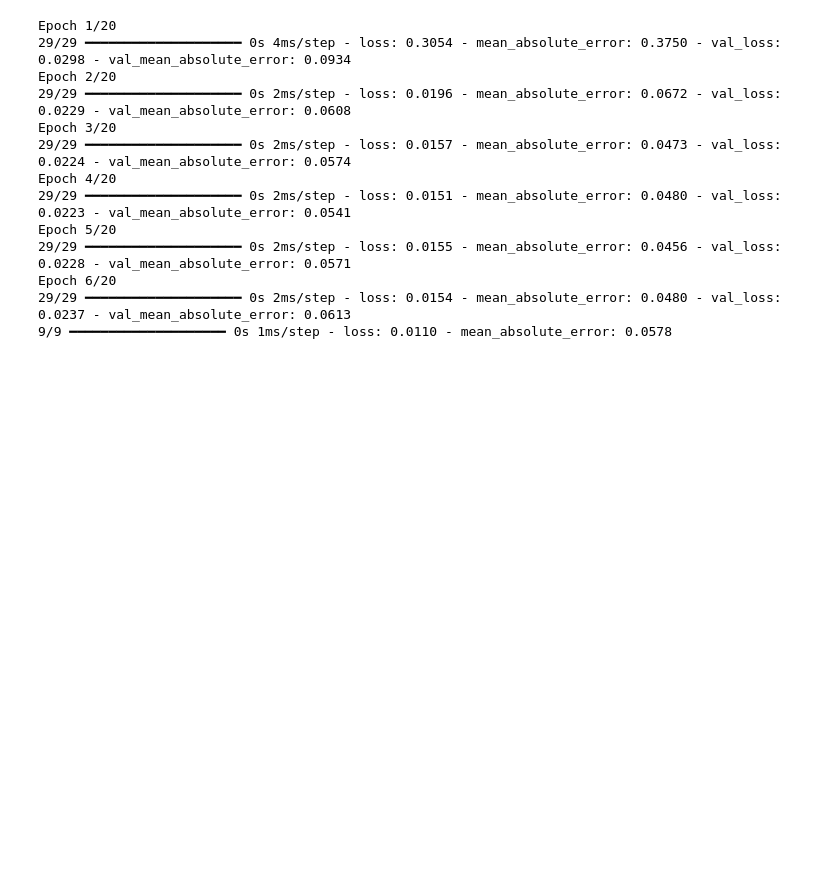
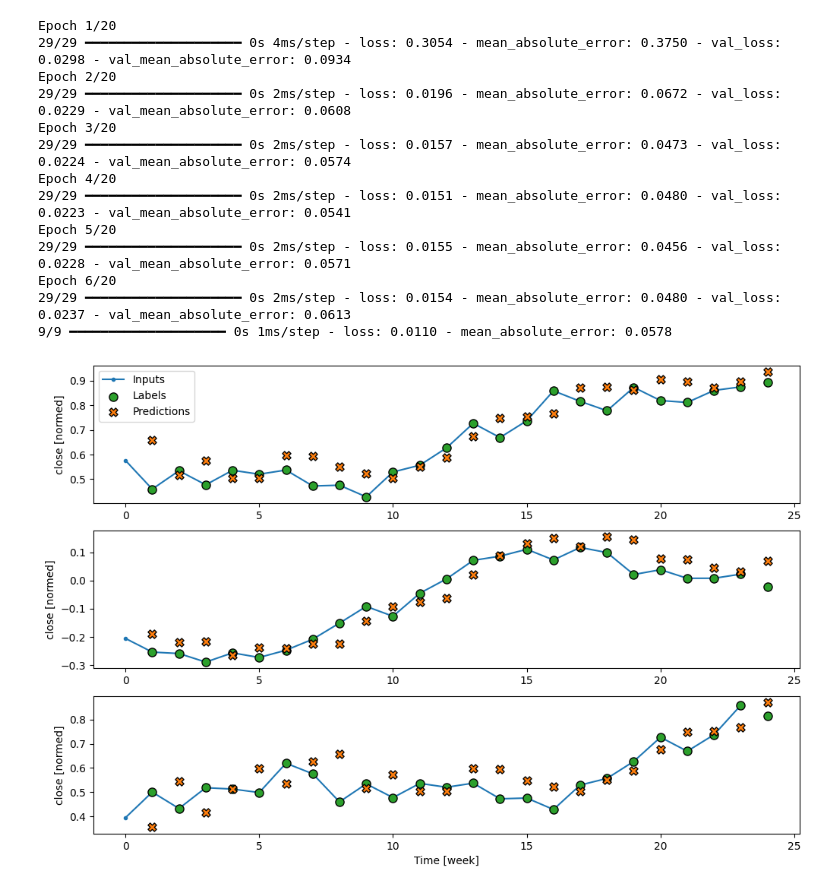
Before and after one commit to lodivandijk/elsa, a Jupyter notebook: src/notebooks/lstm_model.ipynb, the cells around one changed output. Cells and saved outputs as stored; diff of their text form; code cells hidden in the pictures; blank space fills up the shorter version.

```diff
--- a/src/notebooks/lstm_model.ipynb
+++ b/src/notebooks/lstm_model.ipynb
@@ -170,3 +170,7 @@ Epoch 5/20
 Epoch 6/20
 29/29 ━━━━━━━━━━━━━━━━━━━━ 0s 2ms/step - loss: 0.0154 - mean_absolute_error: 0.0480 - val_loss: 0.0237 - val_mean_absolute_error: 0.0613
 9/9 ━━━━━━━━━━━━━━━━━━━━ 0s 1ms/step - loss: 0.0110 - mean_absolute_error: 0.0578
+# %%
+wide_window.plot(dense)
+# %% [output]
+[figure, added]
```
Also changed, not shown: parts of 1 cell of this notebook, 5 other files.
